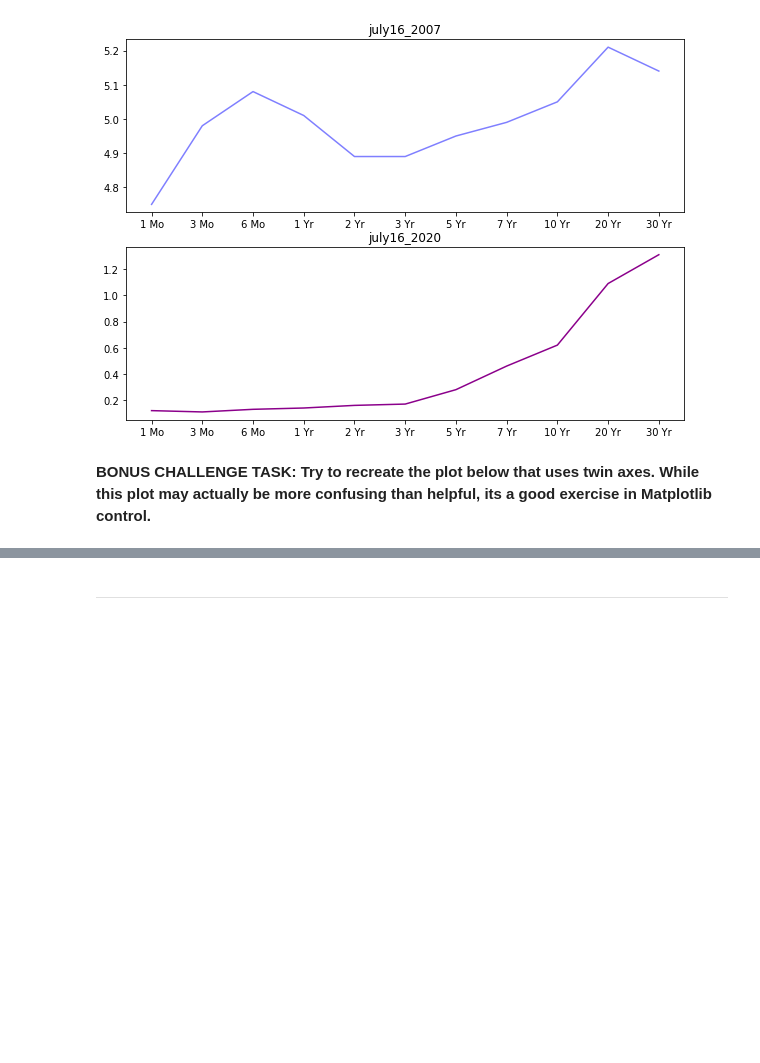
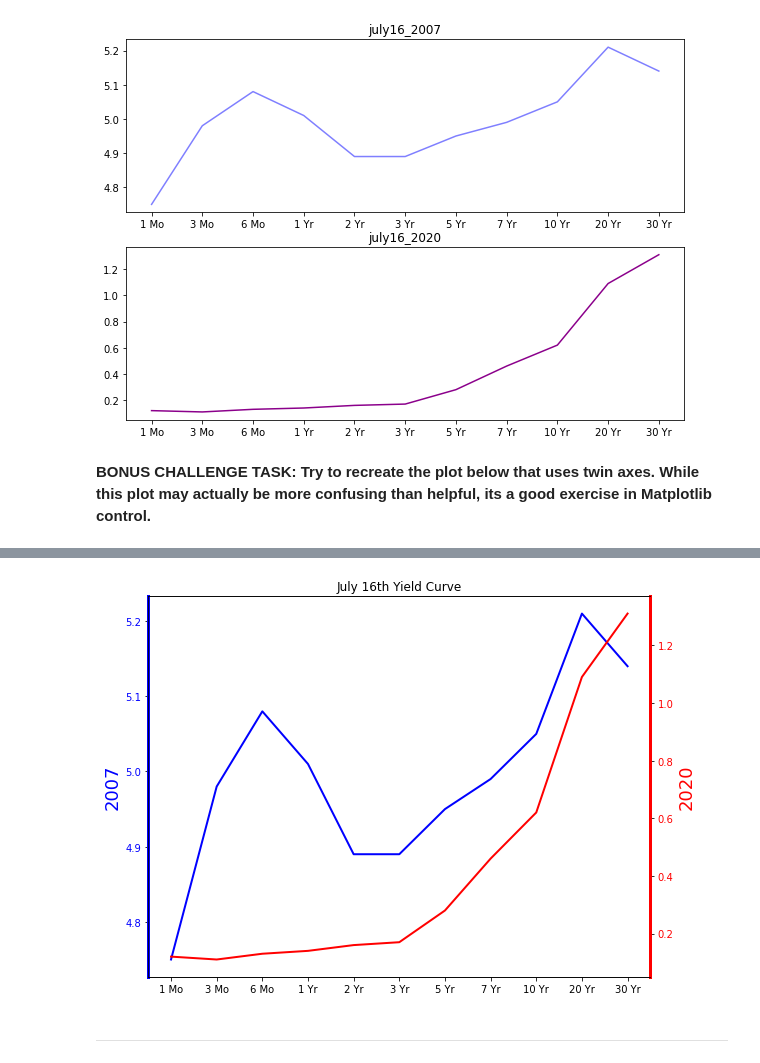
Before and after one commit to Denisse-AB/machine-learning, a Jupyter notebook: Matplotlib Exercises.ipynb, the cells around one changed output, grey strips where cells are left out. Cells and saved outputs as stored; diff of their text form; code cells hidden in the pictures; blank space fills up the shorter version.

```diff
--- a/Matplotlib Exercises.ipynb
+++ b/Matplotlib Exercises.ipynb
@@ -183,2 +157,26 @@ plt.show();
+# %%
+# copy paste from additional commands and modify
+fig, ax1 = plt.subplots(figsize=(9,7))
+
+ax1.plot(july16_2007, lw=2, color="blue")
+ax1.set_ylabel(r"2007", fontsize=18, color="blue")
+ax1.spines['left'].set_color('blue')
+ax1.spines['left'].set_linewidth(3)
+for label in ax1.get_yticklabels():
+    label.set_color("blue")
+
+ax2 = ax1.twinx()
+ax2.plot(july16_2020, lw=2, color="red")
+ax2.spines['right'].set_color('red')
+ax2.spines['right'].set_linewidth(3)
+ax2.set_ylabel(r"2020", fontsize=18, color="red")
+for label in ax2.get_yticklabels():
+    label.set_color("red")
+
+ax1.set_xticks(range(0,11))
+ax1.set_xticklabels(labels)
+ax1.set_title('July 16th Yield Curve');
+# %% [output]
+[figure, added]
 # %% [markdown]
 -----
```
Also changed, not shown: parts of 7 cells of this notebook.
